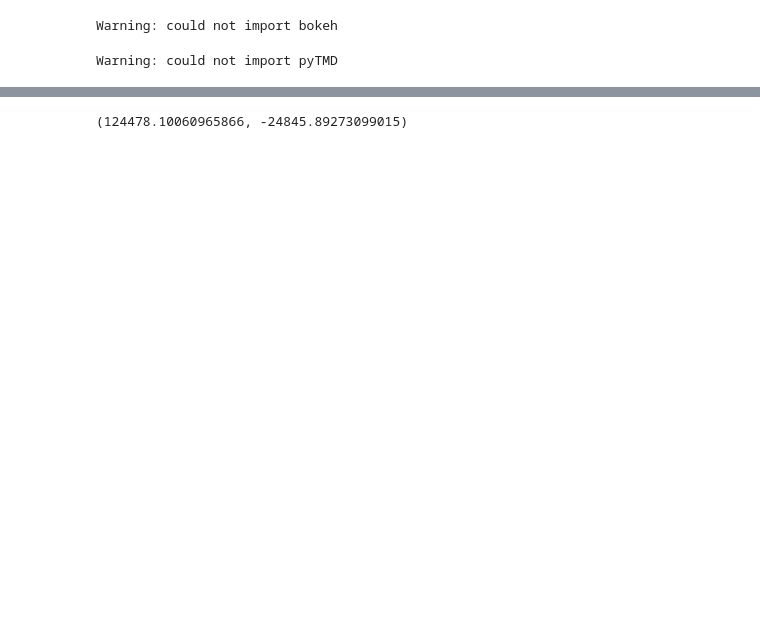
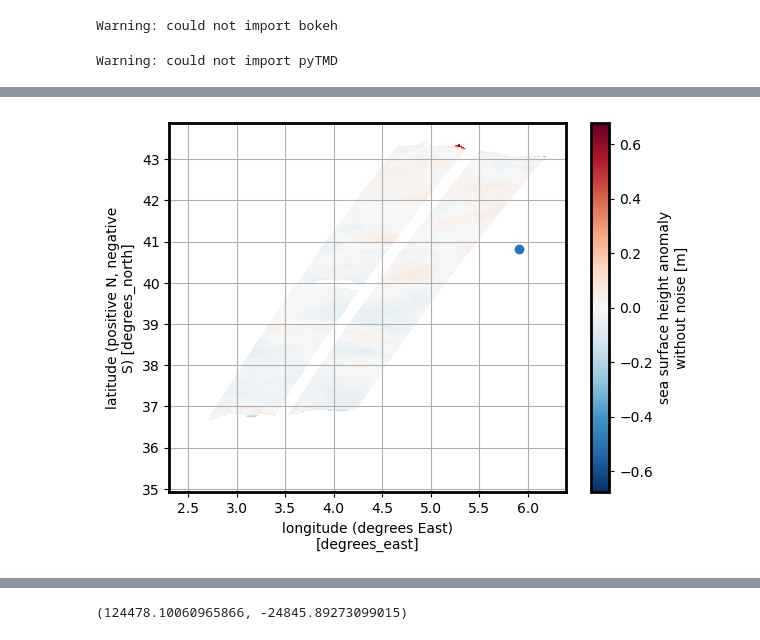
Before and after one commit to margot-demol/med_analysis, a Jupyter notebook: 0_colocalization.ipynb, the cells around one changed output, grey strips where cells are left out. Saved outputs shown, nothing was run; the diff lists cells and outputs as text; code cells hidden in the pictures; blank space fills up the shorter version.

```diff
--- a/0_colocalization.ipynb
+++ b/0_colocalization.ipynb
@@ -124,0 +349,10 @@ def lonlat2xy(lonc, latc, phi, lon, lat, lon1=None, lat1=None):
+# %%
+df_ = df.loc[34]
+swath = 3
+cycle = 481
+dss = xr.open_dataset(dfs.where((dfs.pass_number==swath)&(dfs.cycle_number==cycle)).dropna().file.values[0])
+dss.duacs_ssha_karin_2_filtered.plot(x='longitude', y='latitude')
+plt.scatter(df_.longitude, df_.latitude)
+plt.grid()
+# %% [output]
+[figure, added]
```
Also changed, not shown: parts of 40 cells of this notebook, 1 other file.
